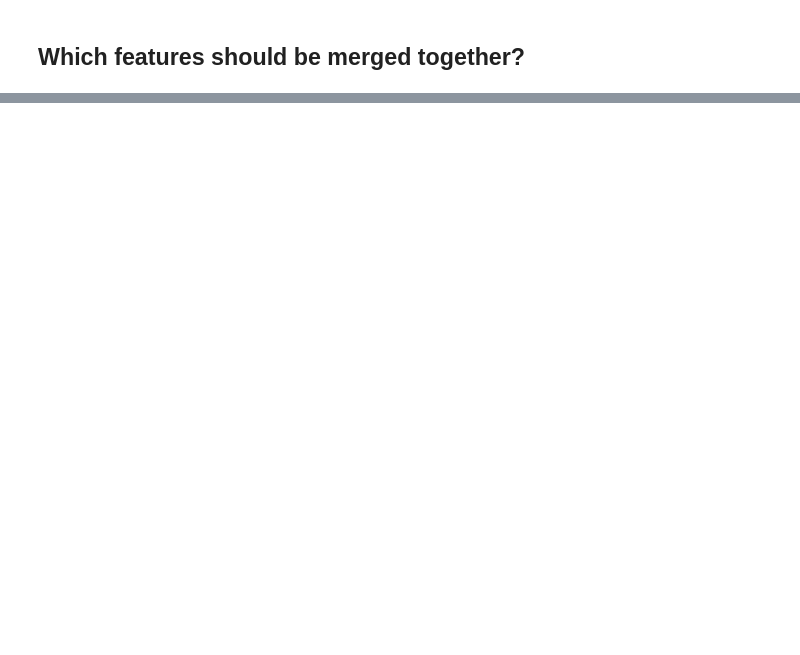
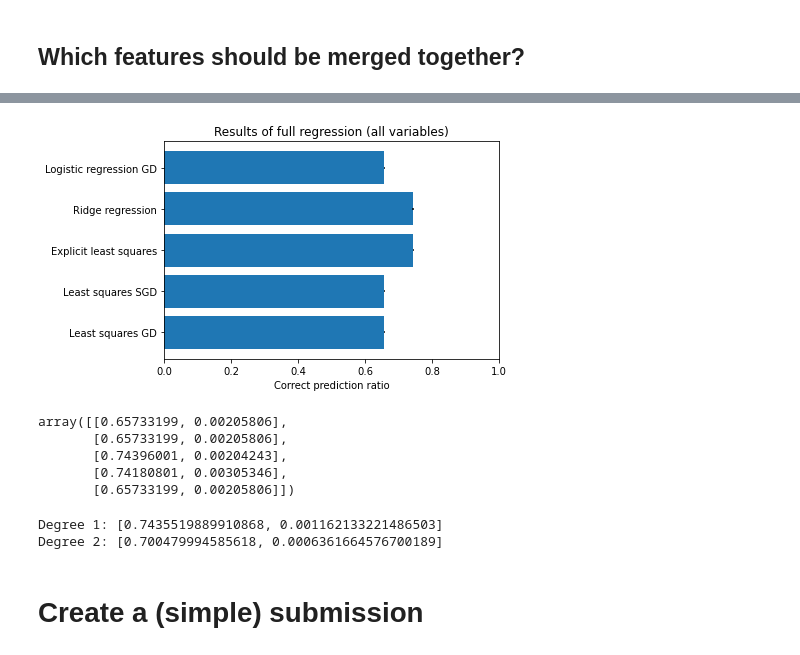
Before and after one commit to CRefice/ML_course, a Jupyter notebook: projects/project1/scripts/project1.ipynb, the cells around one changed output, grey strips where cells are left out. Saved outputs shown, nothing was run; the diff lists cells and outputs as text; code cells hidden in the pictures; blank space fills up the shorter version.

```diff
--- a/projects/project1/scripts/project1.ipynb
+++ b/projects/project1/scripts/project1.ipynb
@@ -287,0 +124,3 @@ avg_acc / len(data_grouped)
+# %%
+def normalize_labels(labels):
+    return np.round((labels + 1) / 2)
@@ -287,0 +130,6 @@ avg_acc / len(data_grouped)
+# %%
+from validation import *
+from implementations import *
+
+y = normalize_labels(labels)
+tx = data
@@ -287,0 +143,23 @@ avg_acc / len(data_grouped)
+# %%
+max_iters = 150
+initial_w = np.zeros(tx.shape[1])
+gammas = np.logspace(-20, -10, 10)
+lambdas = np.logspace(-10, 1, 10)
+hyperparams = cartesian_product(gammas, lambdas)
+
+def gradient_descent(train_function):
+    return lambda y, tx, param: train_function(y, tx, initial_w, max_iters, param)
+
+def gradient_descent_multi(train_function):
+    return lambda y, tx, param: train_function(y, tx, initial_w, max_iters, *param)
+# %%
+k = 6
+indices = build_k_indices(len(y), k)
+method_results = {
+    'Least squares GD' : nested_cross_validation(y, tx, indices, gammas, gradient_descent(least_squares_GD)),
+    'Least squares SGD' : nested_cross_validation(y, tx, indices, gammas, gradient_descent(least_squares_SGD)),
+    'Explicit least squares' : cross_validation(y, tx, indices, least_squares),
+    'Ridge regression' : nested_cross_validation(y, tx, indices, lambdas, ridge_regression),
+    'Logistic regression GD' : nested_cross_validation(y, tx, indices, gammas, gradient_descent(logistic_reg_GD)),
+    #'Regularized log. regression GD' : nested_cross_validation(y, tx, indices, hyperparams, gradient_descent_multi(penalized_logistic_reg_GD))
+}
@@ -287,0 +184,18 @@ avg_acc / len(data_grouped)
+# %%
+results = np.array(list(method_results.values()))
+plt.barh(list(method_results.keys()), results[:, 0], xerr=results[:, 1])
+plt.xlim(0, 1)
+plt.xlabel("Correct prediction ratio")
+plt.title("Results of full regression (all variables)")
+plt.savefig("../figs/regresults.pdf")
+plt.show()
+# %% [output]
+[figure, added]
+# %%
+results
+# %% [output]
+array([[0.65733199, 0.00205806],
+       [0.65733199, 0.00205806],
+       [0.74396001, 0.00204243],
+       [0.74180801, 0.00305346],
+       [0.65733199, 0.00205806]])
@@ -287,0 +206,13 @@ avg_acc / len(data_grouped)
+# %%
+lambda_ = 2e-8
+k = 6
+indices = build_k_indices(len(y), k)
+method = lambda y, tx: ridge_regression(y, tx, lambda_)
+
+print("Degree 1:", cross_validation(y, tx, indices, method))
+print("Degree 2:", cross_validation(y, feature_augmentation(tx, 2), indices, method))
+# %% [output]
+Degree 1: [0.7435519889910868, 0.001162133221486503]
+Degree 2: [0.700479994585618, 0.0006361664576700189]
+# %% [markdown]
+# Create a (simple) submission
```
Also changed, not shown: parts of 52 cells of this notebook, 5 other files.
